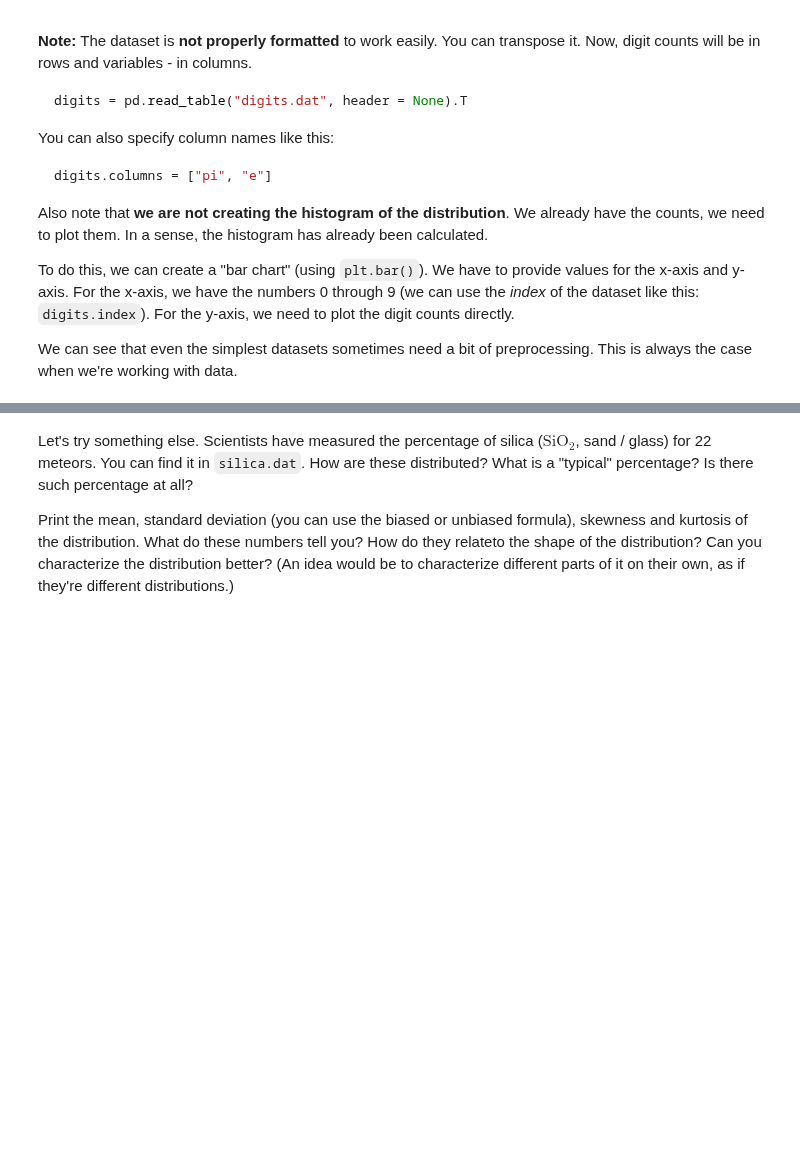
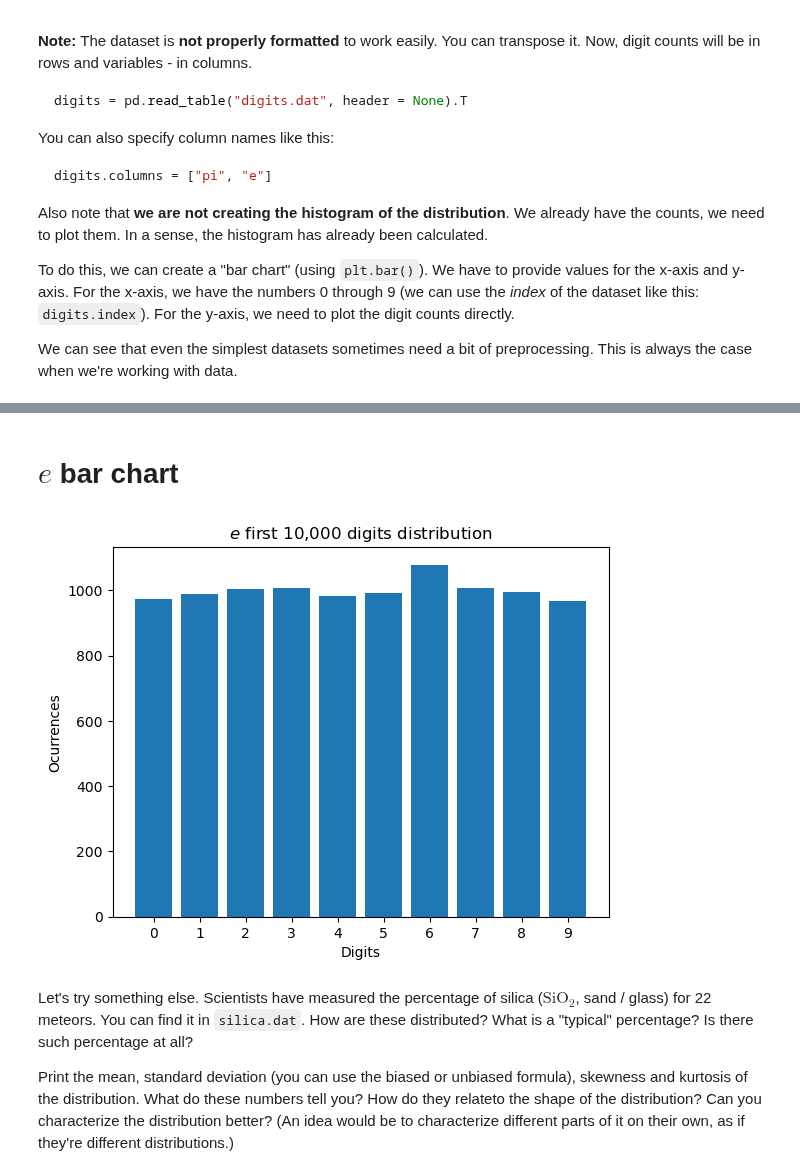
Before and after one commit to mi6oo6im/ml_math_for_devs, a Jupyter notebook: 12. Exercise Statistics/Statistics Exercise.ipynb, the cells around one changed output, grey strips where cells are left out. Saved outputs shown, nothing was run; the diff lists cells and outputs as text; code cells hidden in the pictures; blank space fills up the shorter version.

```diff
--- a/12. Exercise Statistics/Statistics Exercise.ipynb
+++ b/12. Exercise Statistics/Statistics Exercise.ipynb
@@ -46,3 +74,17 @@ We can see that even the simplest datasets sometimes need a bit of preprocessing
+# %% [markdown]
+# $e$ bar chart
+# %%
+e_x = numbers_df.index
+e_y = numbers_df.e
+# %%
+plt.bar(e_x, e_y)
+plt.title('$e$ first 10,000 digits distribution')
+plt.xlabel('Digits')
+plt.ylabel('Ocurrences')
+plt.xticks(np.arange(10))
+plt.show()
+# %% [output]
+[figure, added]
 # %% [markdown]
 Let's try something else. Scientists have measured the percentage of silica ($\text{SiO}_2$, sand / glass) for 22 meteors. You can find it in `silica.dat`. How are these distributed? What is a "typical" percentage? Is there such percentage at all?
 
```
Also changed, not shown: parts of 15 cells of this notebook.
